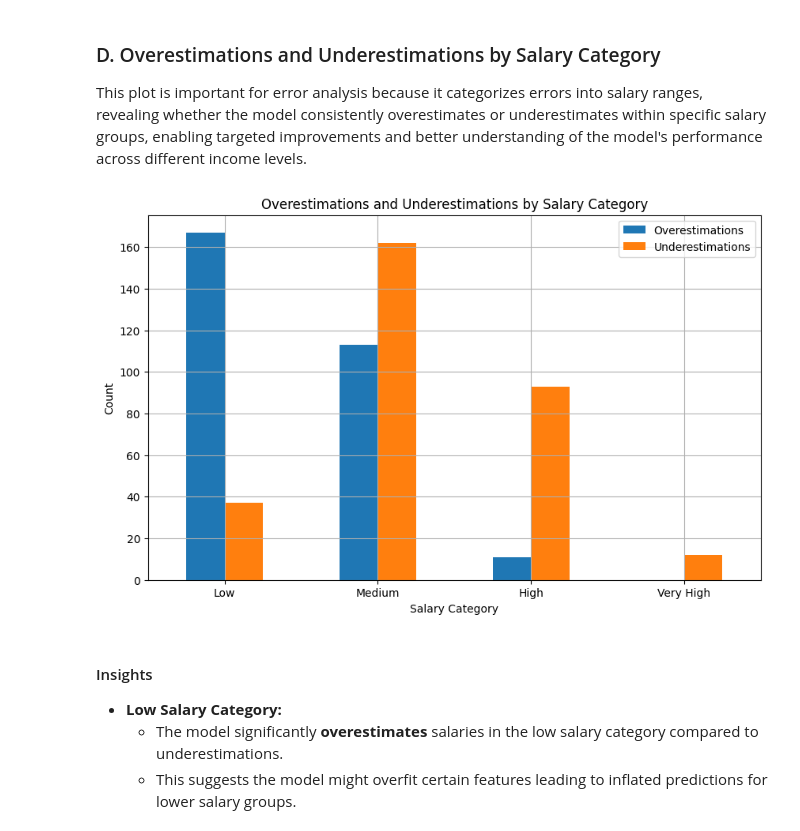
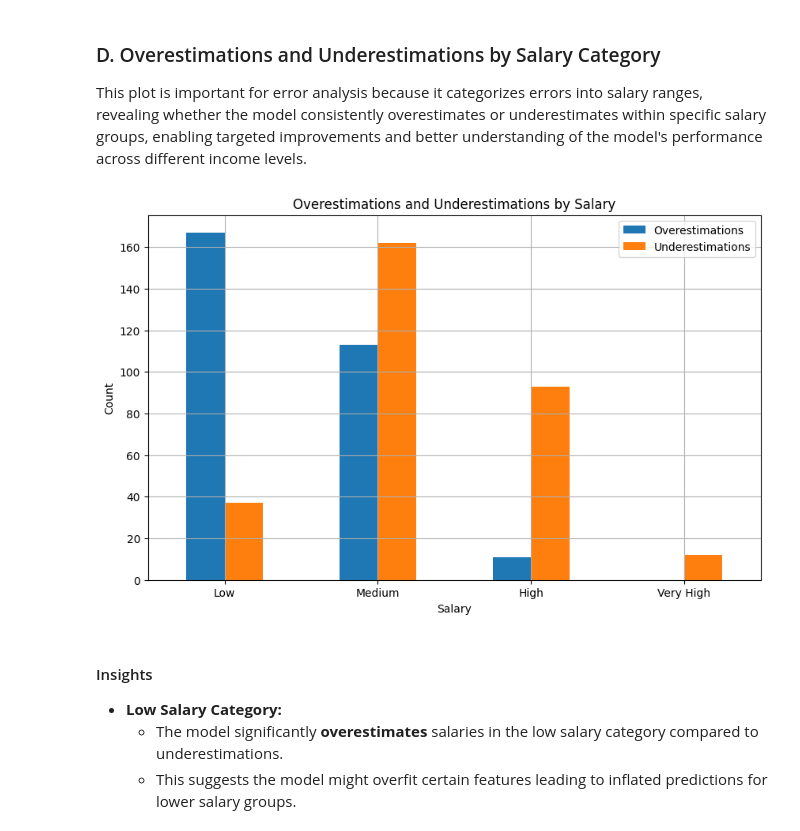
Before and after one commit to EliyaRabia/Tabular-Data-Project, a Jupyter notebook: project.ipynb, the cells around one changed output. Cells and saved outputs as stored; diff of their text form; code cells hidden in the pictures.

```diff
--- a/project.ipynb
+++ b/project.ipynb
@@ -490,36 +490,36 @@ bins = [0, 200000, 400000, 600000, np.inf]
 labels = ['Low', 'Medium', 'High', 'Very High']
 error_analysis_df['Salary Category'] = pd.cut(
     error_analysis_df['Actual Salary'], bins=bins, labels=labels, include_lowest=True
 )
 
 # Initialize a DataFrame to store results
 categories = ['Low', 'Medium', 'High', 'Very High']
 overestimations = []
 underestimations = []
 
 # Calculate overestimations and underestimations for each category
 for category in categories:
     category_data = error_analysis_df[error_analysis_df['Salary Category'] == category]
     overestimations.append((category_data['Residual'] < 0).sum())
     underestimations.append((category_data['Residual'] > 0).sum())
 
 # Create a new DataFrame for analysis
 category_analysis = pd.DataFrame({
     'Salary Category': categories,
     'Overestimations': overestimations,
     'Underestimations': underestimations
 })
 
 # Visualize the overestimations and underestimations
 category_analysis.set_index('Salary Category').plot(kind='bar', figsize=(10, 6))
-plt.title("Overestimations and Underestimations by Salary Category")
-plt.xlabel("Salary Category")
+plt.title("Overestimations and Underestimations by Salary")
+plt.xlabel("Salary")
 plt.ylabel("Count")
 plt.xticks(rotation=0)
 plt.grid(True)
 plt.show()
 # %% [output]
-[figure, old version]
+[figure, new version]
 # %% [markdown]
 #### Insights
 - **Low Salary Category:**
```
Also changed, not shown: parts of 2 cells of this notebook.
